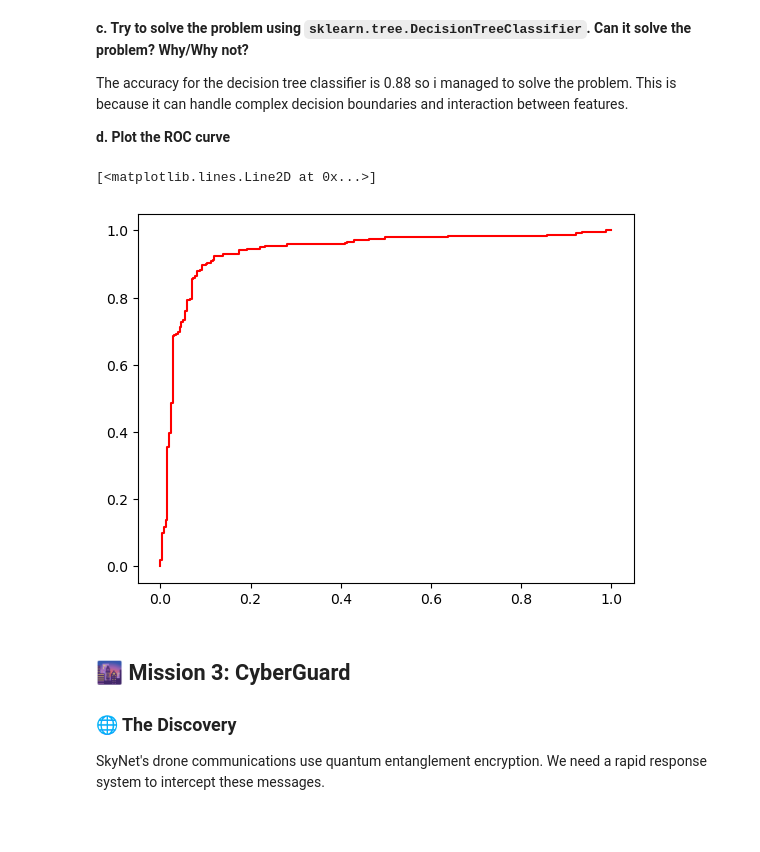
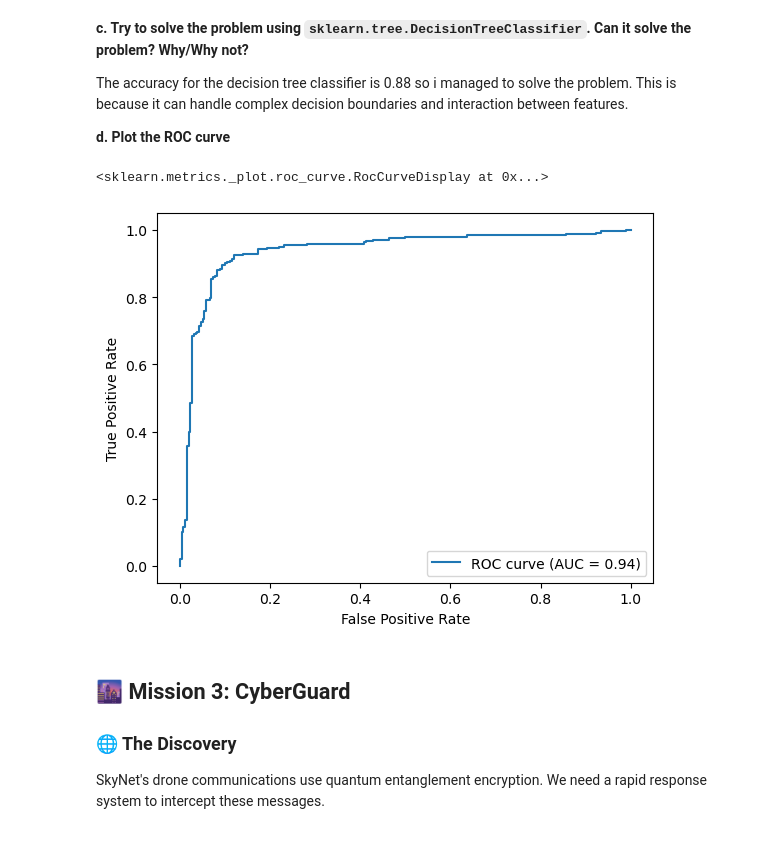
Before and after one commit to eliasborge/introML-ntnu-2024, a Jupyter notebook: Assignment1/Chapter_1.ipynb, the cells around one changed output. Saved outputs shown, nothing was run; the diff lists cells and outputs as text; code cells hidden in the pictures.

```diff
--- a/Assignment1/Chapter_1.ipynb
+++ b/Assignment1/Chapter_1.ipynb
@@ -256,16 +256,19 @@ The accuracy for the decision tree classifier is 0.88 so i managed to solve the
 # %%
 from sklearn import metrics
 import matplotlib.pyplot as plt
 #sources == forelesningsnotater
 
 prob_predictions = lr.predict_proba(test[['x0', 'x1', 'x0_x1']].values)
 
 fpr, tpr, thresholds = metrics.roc_curve(test[['y']].values, prob_predictions, pos_label=1)
-auc = round(metrics.roc_auc_score(test[['y']].values, prob_predictions),2)
-plt.plot(fpr, tpr, label=f"ROC curve (AUC={auc})", c="red")
+auc = metrics.roc_auc_score(test[['y']].values, prob_predictions)
+
+
+display = metrics.RocCurveDisplay(fpr=fpr, tpr=tpr, roc_auc=auc, estimator_name='ROC curve')
+display.plot()
 # %% [output]
-[<matplotlib.lines.Line2D at 0x...>]
+<sklearn.metrics._plot.roc_curve.RocCurveDisplay at 0x...>
-[figure, old version]
+[figure, new version]
 # %% [markdown]
 
 ## 🌆 Mission 3: CyberGuard
```
Also changed, not shown: parts of 1 cell of this notebook.
